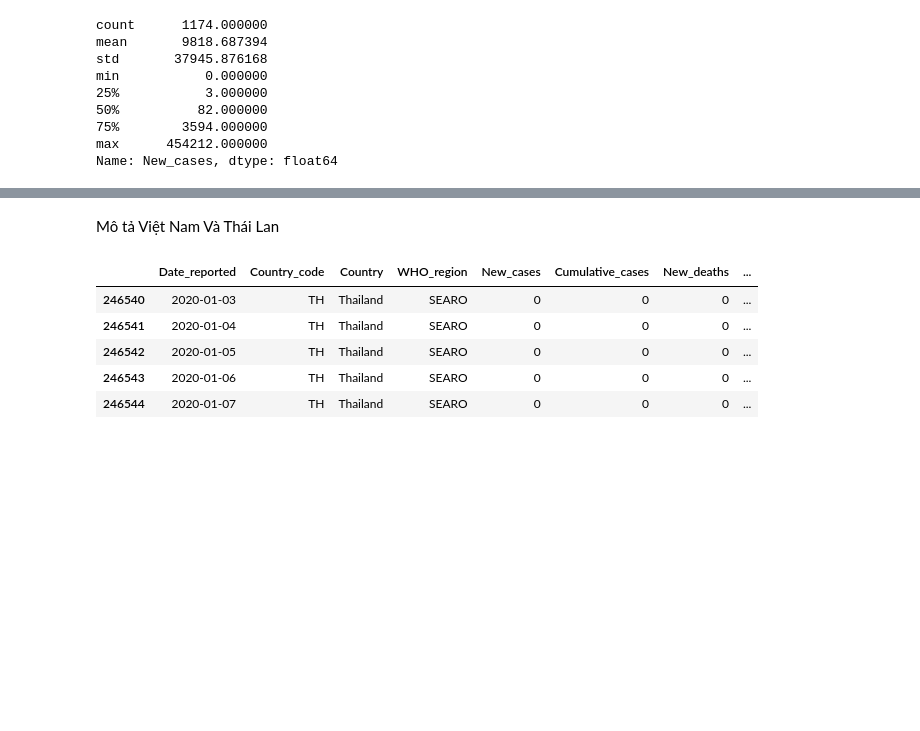
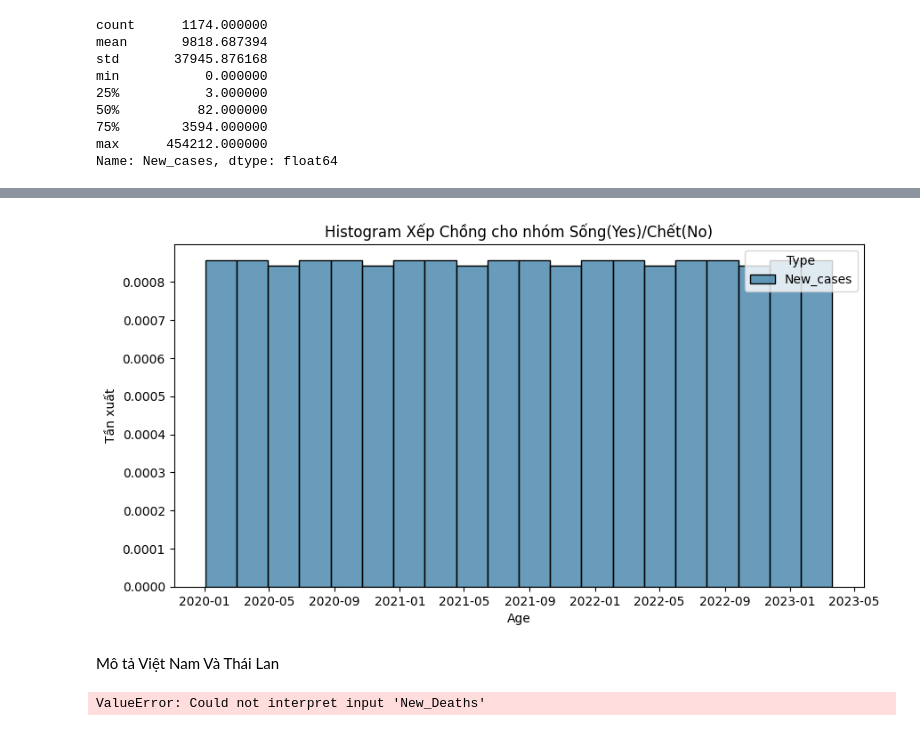
Before and after one commit to tonypham90/TKUD_KHTN, a Jupyter notebook: BT/BT2/Baitap2.ipynb, the cells around one changed output, grey strips where cells are left out. Saved outputs shown, nothing was run; the diff lists cells and outputs as text; code cells hidden in the pictures; blank space fills up the shorter version.

```diff
--- a/BT/BT2/Baitap2.ipynb
+++ b/BT/BT2/Baitap2.ipynb
@@ -474,12 +561,21 @@ df_vn_flow.plot(type='pie')
+# %%
+f = plt.figure(figsize=(10,5))
+ax = f.add_subplot(1,1,1)
+
+
+sns.histplot(data=df_vn_format,ax=ax,stat='density',multiple='dodge',x='Date_reported',palette="mako",hue='Type',element='bars',legend='True',bins=20)
+ax.set_title('Histogram Xếp Chồng cho nhóm Sống(Yes)/Chết(No)')
+ax.set_xlabel('Age')
+ax.set_ylabel("Tần xuất")
+ax.set_label(['Sống','Chết'])
+# %% [output]
+[figure, added]
 # %% [markdown]
 Mô tả Việt Nam Và Thái Lan
 # %%
-vnvsth= df[df['Country_code'].isin(['VN','TH'])]
+dfsort= df[df['Country_code'].isin(['VN','TH'])].dropna()
+vnvsth=dfsort[['Date_reported','Country','New_cases','New_deaths']].sort_values('Date_reported')
 vnvsth.head()
+sns.barplot(data=vnvsth,y='New_Deaths',x='Date_reported')
 # %% [output]
-|  | Date_reported | Country_code | Country | WHO_region | New_cases | Cumulative_cases | New_deaths | ... |
-| 246540 | 2020-01-03 | TH | Thailand | SEARO | 0 | 0 | 0 | ... |
-| 246541 | 2020-01-04 | TH | Thailand | SEARO | 0 | 0 | 0 | ... |
-| 246542 | 2020-01-05 | TH | Thailand | SEARO | 0 | 0 | 0 | ... |
-| 246543 | 2020-01-06 | TH | Thailand | SEARO | 0 | 0 | 0 | ... |
-| 246544 | 2020-01-07 | TH | Thailand | SEARO | 0 | 0 | 0 | ... |
+ValueError: Could not interpret input 'New_Deaths'
```
Also changed, not shown: parts of 12 cells of this notebook.
